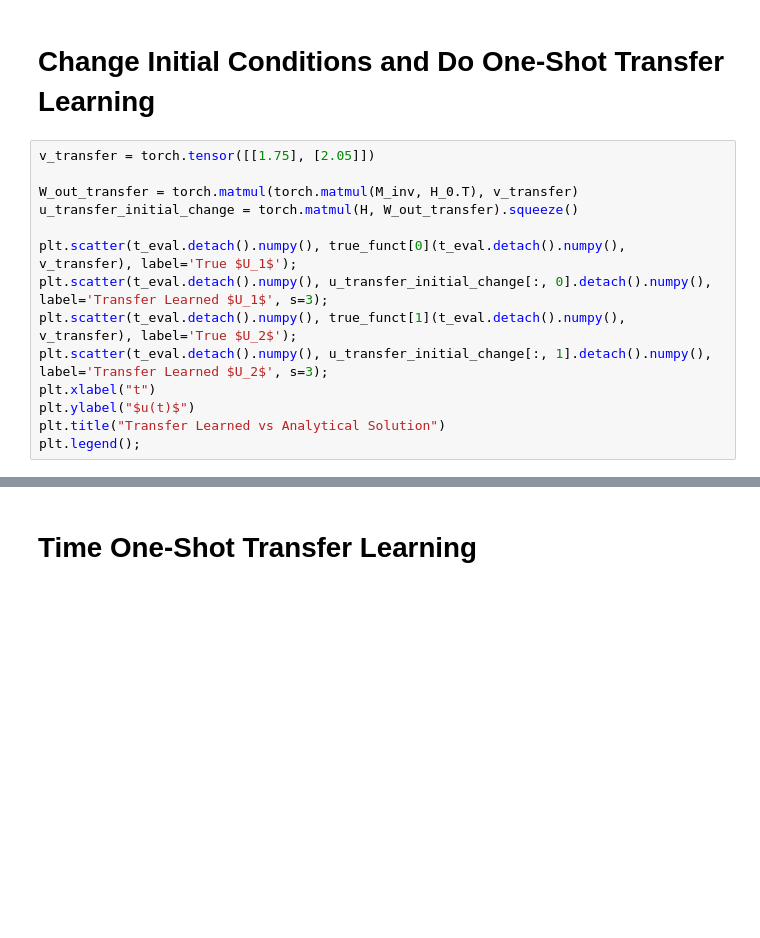
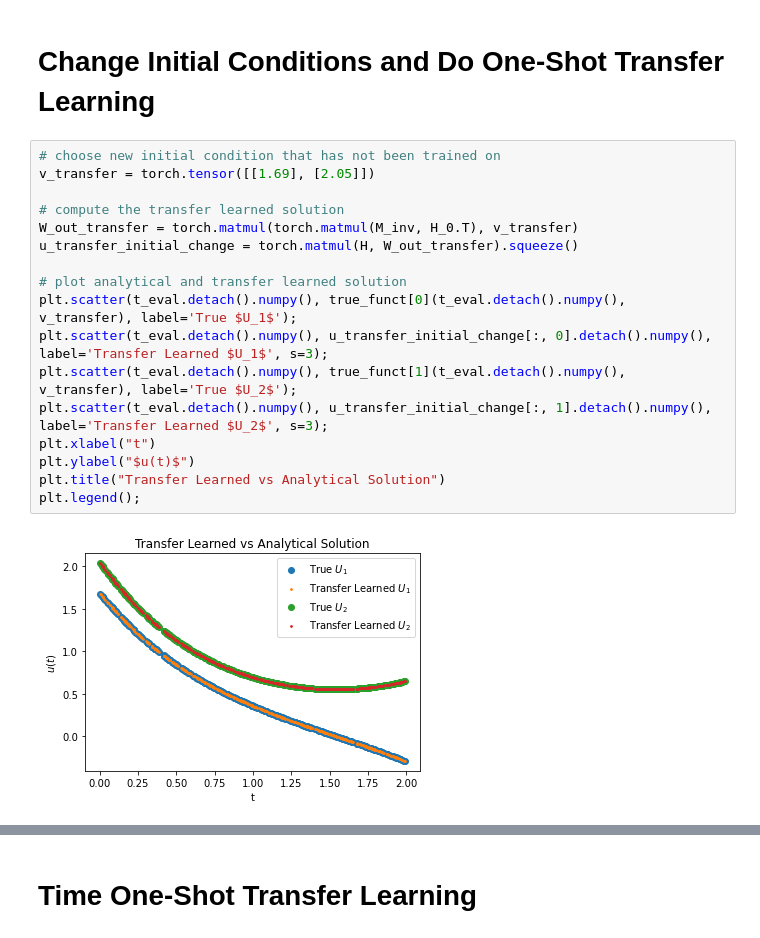
Before and after one commit to Hari-Raval/Harvard-Thesis, a Jupyter notebook: src/transfer_learning_two_linear_ode/system_linear_ode_with_transfer_learning-v2.ipynb, the cells around one changed output, grey strips where cells are left out. Drawn from its saved outputs; the diff is of its cells as text; blank space fills up the shorter version.

```diff
--- a/src/transfer_learning_two_linear_ode/system_linear_ode_with_transfer_learning-v2.ipynb
+++ b/src/transfer_learning_two_linear_ode/system_linear_ode_with_transfer_learning-v2.ipynb
@@ -399,19 +404,24 @@ plt.legend();
 # %% [markdown]
 # Change Initial Conditions and Do One-Shot Transfer Learning
 # %%
-v_transfer = torch.tensor([[1.75], [2.05]])
+# choose new initial condition that has not been trained on
+v_transfer = torch.tensor([[1.69], [2.05]])
 
+# compute the transfer learned solution
 W_out_transfer = torch.matmul(torch.matmul(M_inv, H_0.T), v_transfer)
 u_transfer_initial_change = torch.matmul(H, W_out_transfer).squeeze()
 
+# plot analytical and transfer learned solution
 plt.scatter(t_eval.detach().numpy(), true_funct[0](t_eval.detach().numpy(), v_transfer), label='True $U_1$');
 plt.scatter(t_eval.detach().numpy(), u_transfer_initial_change[:, 0].detach().numpy(), label='Transfer Learned $U_1$', s=3);
 plt.scatter(t_eval.detach().numpy(), true_funct[1](t_eval.detach().numpy(), v_transfer), label='True $U_2$');
 plt.scatter(t_eval.detach().numpy(), u_transfer_initial_change[:, 1].detach().numpy(), label='Transfer Learned $U_2$', s=3);
 plt.xlabel("t")
 plt.ylabel("$u(t)$")
 plt.title("Transfer Learned vs Analytical Solution")
 plt.legend();
+# %% [output]
+[figure, added]
 # %%
 # compute the residuals to determine effectiveness of transfer learning when changing initial condition
 residuals = ((torch.matmul(dH_dt_new, W_out_transfer) + torch.matmul(A, torch.matmul(H, W_out_transfer))).squeeze()) ** 2
```
Also changed, not shown: parts of 10 cells of this notebook, 2 other files.
